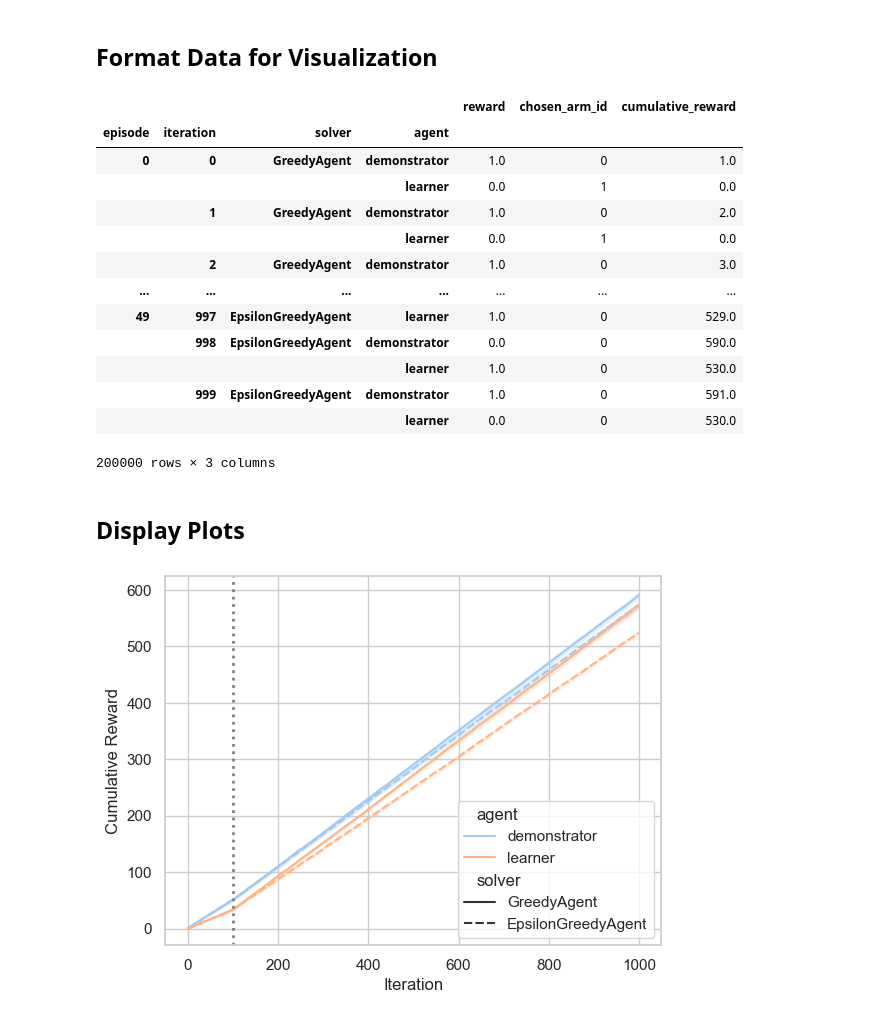
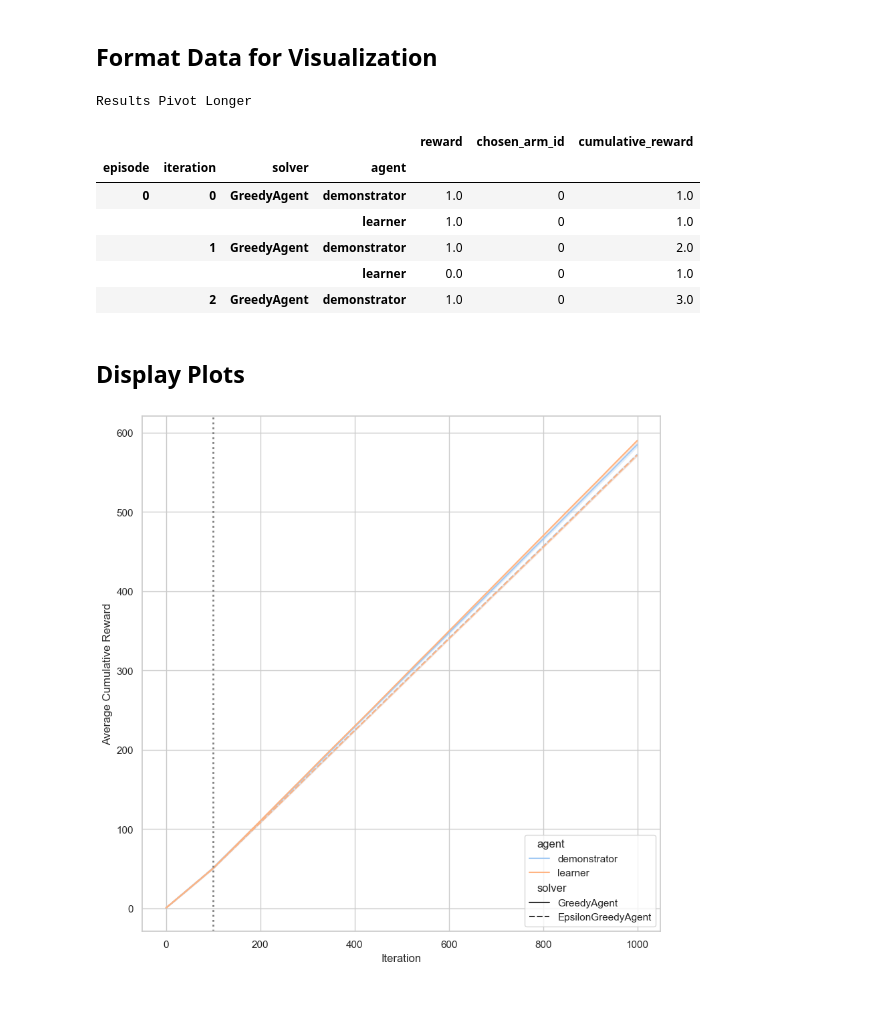
Before and after one commit to martinezjulio/socialmotivation, a Jupyter notebook: mamabp_visualizations.ipynb, the cells around one changed output. Cells and saved outputs as stored; diff of their text form; code cells hidden in the pictures.

Commit message:
added new solvers -- still work in progress

```diff
--- a/mamabp_visualizations.ipynb
+++ b/mamabp_visualizations.ipynb
@@ -107,0 +95,28 @@ results_df
+# %%
+# Add cumulative reward (over iterations) to results_df
+results_df = pd.read_csv('/Users/juliomartinez/Documents/PhD/socialmotivation/results.csv', index_col=0)
+results_df['cumulative_reward_demonstrator'] = results_df.groupby(['solver','episode'])['reward_demonstrator'].cumsum()
+results_df['cumulative_reward_learner'] = results_df.groupby(['solver','episode'])['reward_learner'].cumsum()
+
+# Compute average cumulative reward (average across episodes)
+avg_cumulative_reward_df['avg_cumulative_reward_demonstrator'] = results_df.groupby(['solver','iteration'])['cumulative_reward_demonstrator'].mean()
+avg_cumulative_reward_df['avg_cumulative_reward_learner'] = results_df.groupby(['solver','iteration'])['cumulative_reward_learner'].mean()
+avg_cumulative_reward_demonstrator = pd.Series(results_df.groupby(['solver','iteration'])['cumulative_reward_demonstrator'].mean(), name='avg_cumulative_reward_demonstrator')
+avg_cumulative_reward_learner = pd.Series(results_df.groupby(['solver','iteration'])['cumulative_reward_learner'].mean(), name='avg_cumulative_reward_learner')
+avg_cumulative_reward_df = pd.concat([avg_cumulative_reward_demonstrator,avg_cumulative_reward_learner],axis=1)
+avg_cumulative_reward_df['delta_of_avg_cumulative_reward'] = avg_cumulative_reward_df['avg_cumulative_reward_learner'].sub(avg_cumulative_reward_df['avg_cumulative_reward_demonstrator'], axis = 0)
+avg_cumulative_reward_df
+
+delta_df = results_df[['episode', 'iteration', 'solver']]
+delta_df['delta_of_cumulative_reward'] = results_df['cumulative_reward_learner'].sub(results_df['cumulative_reward_demonstrator'], axis = 0)
+results_df.head()
+
+
+print('\n\nResults')
+display(HTML(results_df.head().to_html()))
+
+print('\n\nAverge Cumulative Reward')
+display(HTML(avg_cumulative_reward_df.head().to_html()))
+
+print('\n\nDelta of Each Iteration')
+display(HTML(delta_df.head().to_html()))
@@ -115,29 +158,25 @@ results_long_df = pd.wide_to_long(
     j='agent',
     sep='_',
     suffix=r'\w+')
-results_long_df
+print('Results Pivot Longer')
+display(HTML(results_long_df.head().to_html()))
 # %% [output]
+Results Pivot Longer
 |  |  |  |  | reward | chosen_arm_id | cumulative_reward |
 | episode | iteration | solver | agent |  |  |  |
 | 0 | 0 | GreedyAgent | demonstrator | 1.0 | 0 | 1.0 |
-|  |  |  | learner | 0.0 | 1 | 0.0 |
+|  |  |  | learner | 1.0 | 0 | 1.0 |
 |  | 1 | GreedyAgent | demonstrator | 1.0 | 0 | 2.0 |
-|  |  |  | learner | 0.0 | 1 | 0.0 |
+|  |  |  | learner | 0.0 | 0 | 1.0 |
 |  | 2 | GreedyAgent | demonstrator | 1.0 | 0 | 3.0 |
-| ... | ... | ... | ... | ... | ... | ... |
-| 49 | 997 | EpsilonGreedyAgent | learner | 1.0 | 0 | 529.0 |
-|  | 998 | EpsilonGreedyAgent | demonstrator | 0.0 | 0 | 590.0 |
-|  |  |  | learner | 1.0 | 0 | 530.0 |
-|  | 999 | EpsilonGreedyAgent | demonstrator | 1.0 | 0 | 591.0 |
-|  |  |  | learner | 0.0 | 0 | 530.0 |
-200000 rows × 3 columns
 # %% [markdown]
 ## Display Plots
 # %%
+fig = plt.subplots(figsize=(10,10))
 sns.lineplot(data=results_long_df, x="iteration", y="cumulative_reward", hue="agent", style="solver")
-plt.ylabel('Cumulative Reward')
+plt.ylabel('Average Cumulative Reward')
 plt.xlabel('Iteration')
 plt.axvline(x=100, ls=':', lw=2, label='number of initial iterations', color='grey')
 plt.show()
 # %% [output]
-[figure, old version]
+[figure, new version]
```
Also changed, not shown: parts of 7 cells of this notebook, 4 other files.
